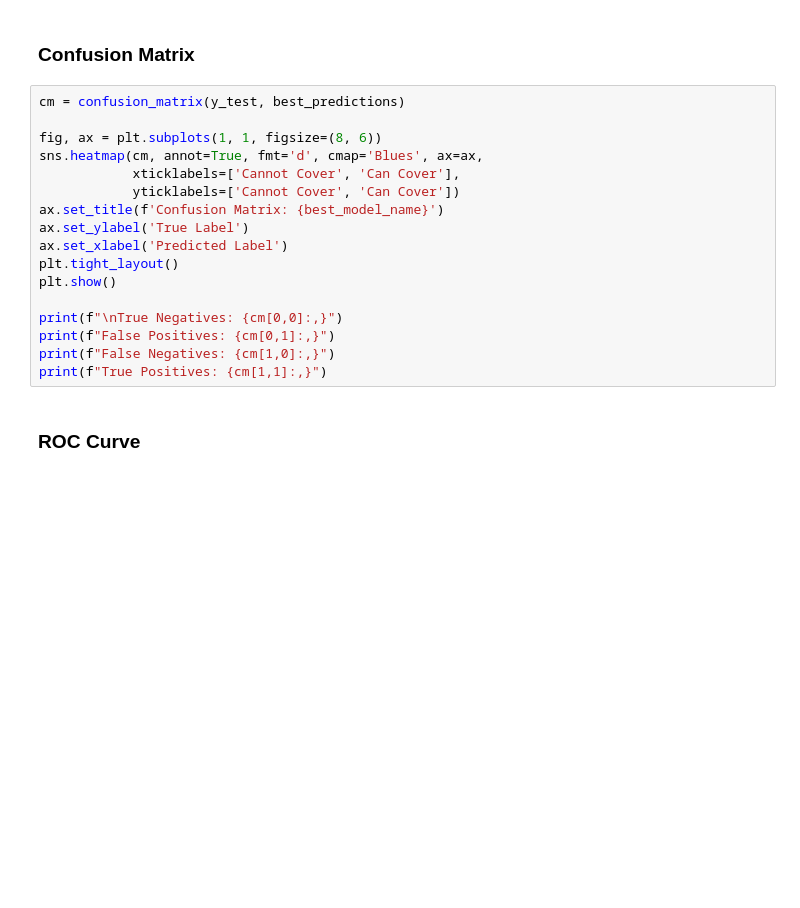
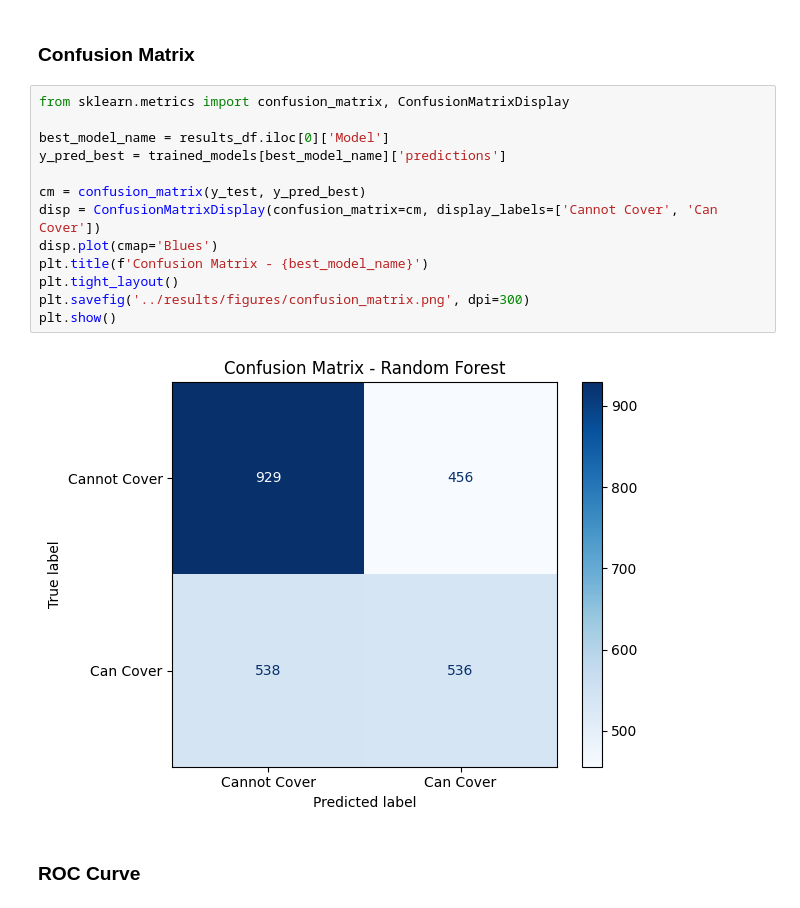
Before and after one commit to ameliaeckard/emergency-fund-predictor, a Jupyter notebook: notebooks/03_model_training.ipynb, the cells around one changed output. Saved outputs shown, nothing was run; the diff lists cells and outputs as text; blank space fills up the shorter version.

```diff
--- a/notebooks/03_model_training.ipynb
+++ b/notebooks/03_model_training.ipynb
@@ -148,22 +187,20 @@ print(classification_report(y_test, best_predictions, target_names=['Cannot Cove
 # %% [markdown]
 ### Confusion Matrix
 # %%
-cm = confusion_matrix(y_test, best_predictions)
+from sklearn.metrics import confusion_matrix, ConfusionMatrixDisplay
 
-fig, ax = plt.subplots(1, 1, figsize=(8, 6))
-sns.heatmap(cm, annot=True, fmt='d', cmap='Blues', ax=ax,
-            xticklabels=['Cannot Cover', 'Can Cover'],
-            yticklabels=['Cannot Cover', 'Can Cover'])
-ax.set_title(f'Confusion Matrix: {best_model_name}')
-ax.set_ylabel('True Label')
-ax.set_xlabel('Predicted Label')
+best_model_name = results_df.iloc[0]['Model']
+y_pred_best = trained_models[best_model_name]['predictions']
+
+cm = confusion_matrix(y_test, y_pred_best)
+disp = ConfusionMatrixDisplay(confusion_matrix=cm, display_labels=['Cannot Cover', 'Can Cover'])
+disp.plot(cmap='Blues')
+plt.title(f'Confusion Matrix - {best_model_name}')
 plt.tight_layout()
+plt.savefig('../results/figures/confusion_matrix.png', dpi=300)
 plt.show()
-
-print(f"\nTrue Negatives: {cm[0,0]:,}")
-print(f"False Positives: {cm[0,1]:,}")
-print(f"False Negatives: {cm[1,0]:,}")
-print(f"True Positives: {cm[1,1]:,}")
+# %% [output]
+[figure, added]
 # %% [markdown]
 ### ROC Curve
 # %%
```
Also changed, not shown: parts of 15 cells of this notebook, 5 other files.
